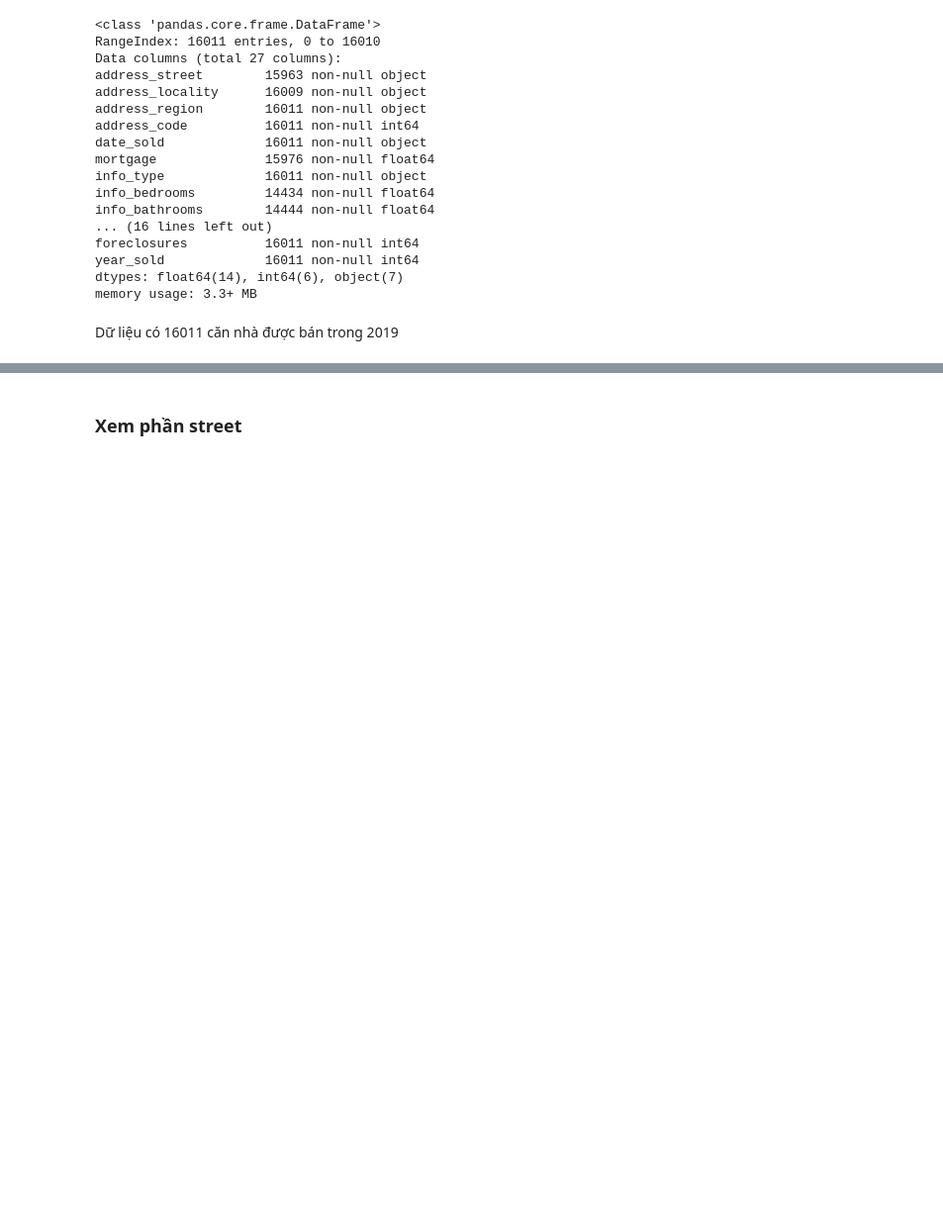
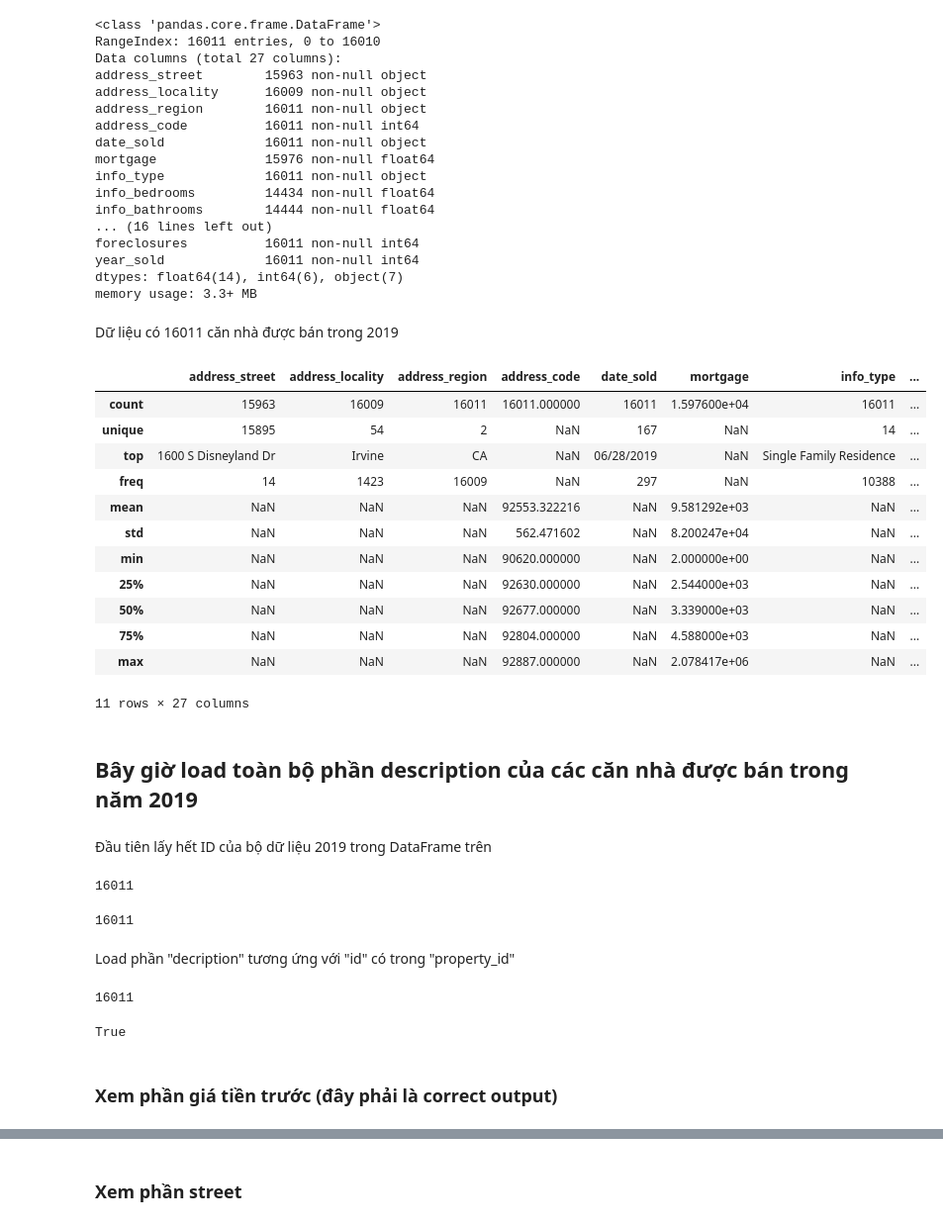
Before and after one commit to dpnam/DS-Final-Project, a Jupyter notebook: real-estate-California/HousePrice_California.ipynb, the cells around one changed output, grey strips where cells are left out. Shown at 99% size. Drawn from its saved outputs; the diff is of its cells as text; code cells hidden in the pictures; blank space fills up the shorter version.

Commit message:
filter data with correct ouput (time from 1/2019 to 22/11/2019)

```diff
--- a/real-estate-California/HousePrice_California.ipynb
+++ b/real-estate-California/HousePrice_California.ipynb
@@ -660,3 +582,36 @@ dtypes: float64(14), int64(6), object(7)
 memory usage: 3.3+ MB
 # %% [markdown]
 Dữ liệu có 16011 căn nhà được bán trong 2019
+# %%
+data_df.describe(include="all")
+# %% [output]
+|  | address_street | address_locality | address_region | address_code | date_sold | mortgage | info_type | ... |
+| count | 15963 | 16009 | 16011 | 16011.000000 | 16011 | 1.597600e+04 | 16011 | ... |
+| unique | 15895 | 54 | 2 | NaN | 167 | NaN | 14 | ... |
+| top | 1600 S Disneyland Dr | Irvine | CA | NaN | 06/28/2019 | NaN | Single Family Residence | ... |
+| freq | 14 | 1423 | 16009 | NaN | 297 | NaN | 10388 | ... |
+| mean | NaN | NaN | NaN | 92553.322216 | NaN | 9.581292e+03 | NaN | ... |
+| std | NaN | NaN | NaN | 562.471602 | NaN | 8.200247e+04 | NaN | ... |
+| min | NaN | NaN | NaN | 90620.000000 | NaN | 2.000000e+00 | NaN | ... |
+| 25% | NaN | NaN | NaN | 92630.000000 | NaN | 2.544000e+03 | NaN | ... |
+| 50% | NaN | NaN | NaN | 92677.000000 | NaN | 3.339000e+03 | NaN | ... |
+| 75% | NaN | NaN | NaN | 92804.000000 | NaN | 4.588000e+03 | NaN | ... |
+| max | NaN | NaN | NaN | 92887.000000 | NaN | 2.078417e+06 | NaN | ... |
+11 rows × 27 columns
+# %% [markdown]
+## Bây giờ load toàn bộ phần description của các căn nhà được bán trong năm 2019
+# %% [markdown]
+Đầu tiên lấy hết ID của bộ dữ liệu 2019 trong DataFrame trên
+# %%
+# Bộ dữ liệu trên có 16011
+# Kiểm tra thử có đúng 16011 ID khác nhau hay không
+len(data_df["info_property_id"].unique())
+# %% [output]
+16011
+# %%
+property_id = set(data_df["info_property_id"])
+len(property_id)
+# %% [output]
+16011
+# %% [markdown]
+Load phần "decription" tương ứng với "id" có trong "property_id"
@@ -662,0 +637,10 @@ Dữ liệu có 16011 căn nhà được bán trong 2019
+# %%
+len(details)
+# %% [output]
+16011
+# %%
+sorted(details.keys()) == sorted(property_id)
+# %% [output]
+True
+# %% [markdown]
+### Xem phần giá tiền trước (đây phải là correct output)
```
Also changed, not shown: parts of 48 cells of this notebook, 1 other file.
